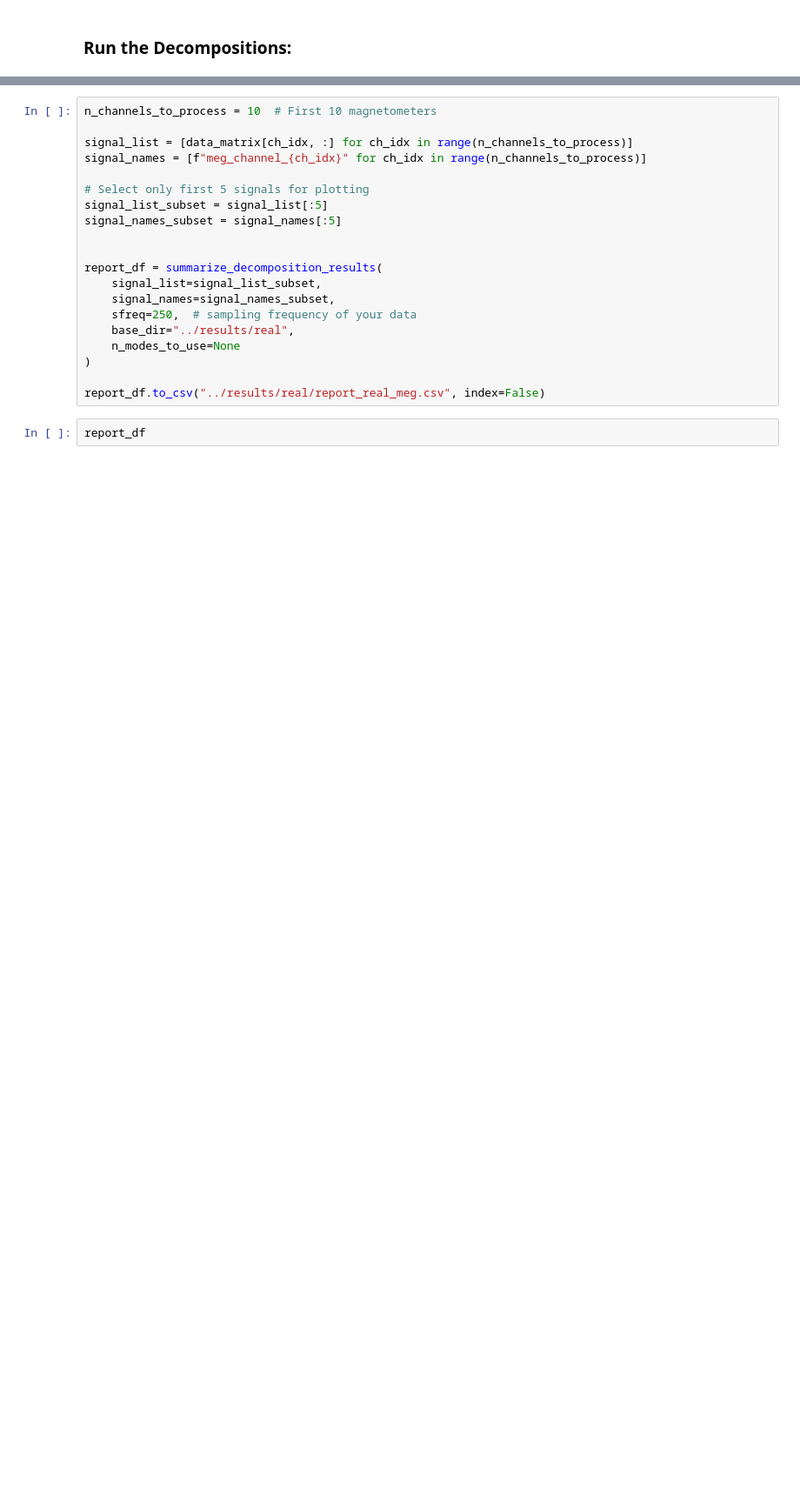
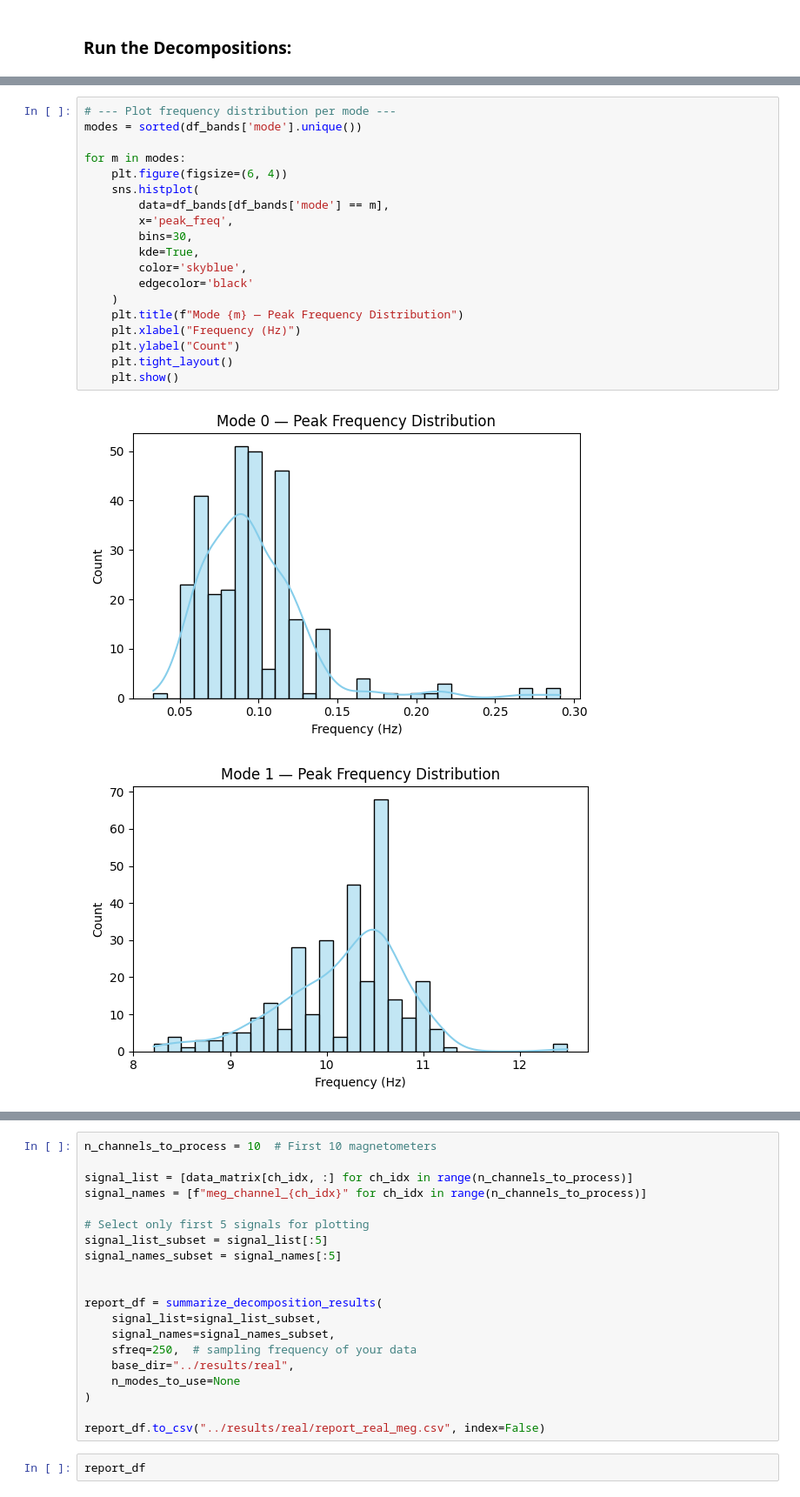
Before and after one commit to sbendimerad/mfa-internship, a Jupyter notebook: notebooks/00_real_pipeline.ipynb, the cells around one changed output, grey strips where cells are left out. Shown at 87% size. Drawn from its saved outputs; the diff is of its cells as text; blank space fills up the shorter version.

```diff
--- a/notebooks/00_real_pipeline.ipynb
+++ b/notebooks/00_real_pipeline.ipynb
@@ -302,0 +578,22 @@ Plots saved for VMD of meg_channel_9
+# %%
+# --- Plot frequency distribution per mode ---
+modes = sorted(df_bands['mode'].unique())
+
+for m in modes:
+    plt.figure(figsize=(6, 4))
+    sns.histplot(
+        data=df_bands[df_bands['mode'] == m],
+        x='peak_freq',
+        bins=30,
+        kde=True,
+        color='skyblue',
+        edgecolor='black'
+    )
+    plt.title(f"Mode {m} — Peak Frequency Distribution")
+    plt.xlabel("Frequency (Hz)")
+    plt.ylabel("Count")
+    plt.tight_layout()
+    plt.show()
+# %% [output]
+[figure, added]
+[figure, added]
```
Also changed, not shown: parts of 43 cells of this notebook, 15 other files.
